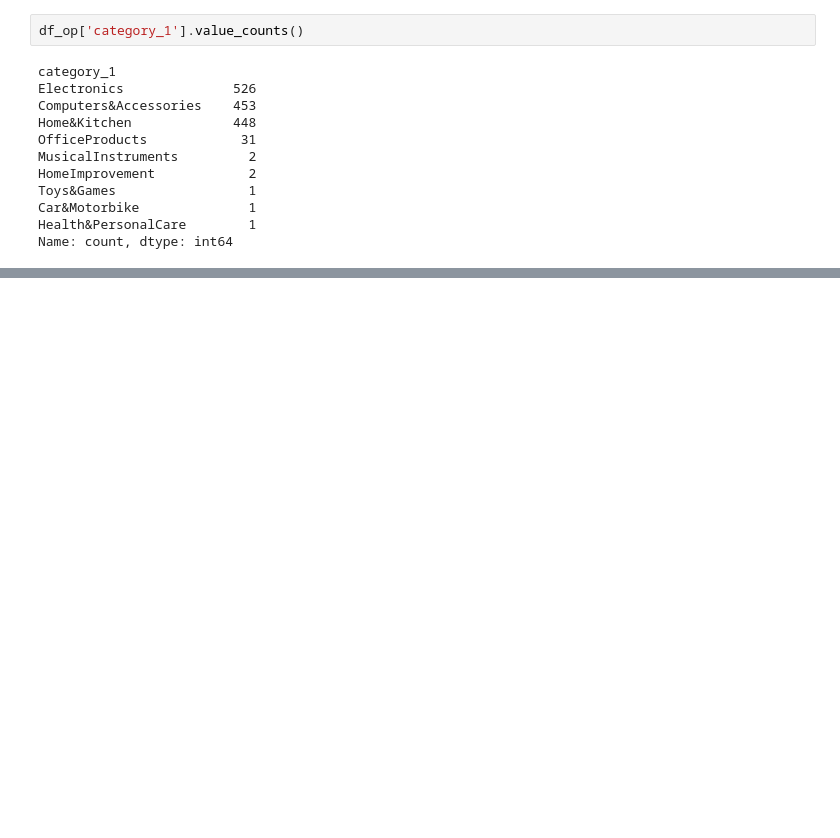
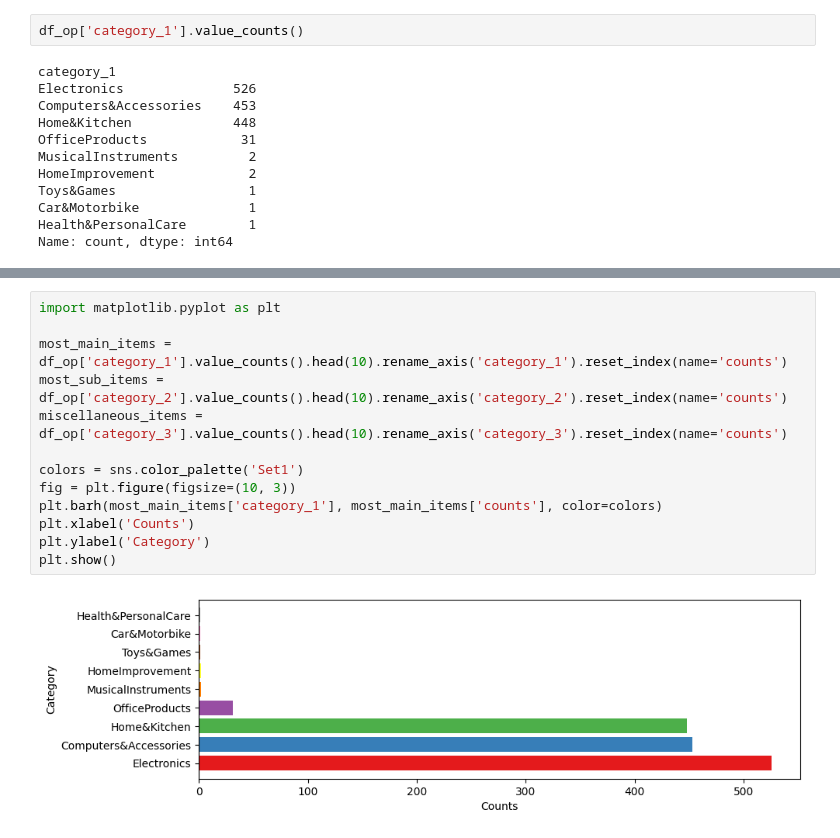
Before and after one commit to Enlightenus/Amazon_sales_analysis, a Jupyter notebook: amazon_analysis.ipynb, the cells around one changed output, grey strips where cells are left out. Drawn from its saved outputs; the diff is of its cells as text; blank space fills up the shorter version.

Commit message:
bar graph

```diff
--- a/amazon_analysis.ipynb
+++ b/amazon_analysis.ipynb
@@ -247,0 +287,15 @@ df_user_split.head()
+# %%
+import matplotlib.pyplot as plt
+
+most_main_items = df_op['category_1'].value_counts().head(10).rename_axis('category_1').reset_index(name='counts')
+most_sub_items = df_op['category_2'].value_counts().head(10).rename_axis('category_2').reset_index(name='counts')
+miscellaneous_items = df_op['category_3'].value_counts().head(10).rename_axis('category_3').reset_index(name='counts')
+
+colors = sns.color_palette('Set1')
+fig = plt.figure(figsize=(10, 3))
+plt.barh(most_main_items['category_1'], most_main_items['counts'], color=colors)
+plt.xlabel('Counts')
+plt.ylabel('Category')
+plt.show()
+# %% [output]
+[figure, added]
```
Also changed, not shown: parts of 4 cells of this notebook.
